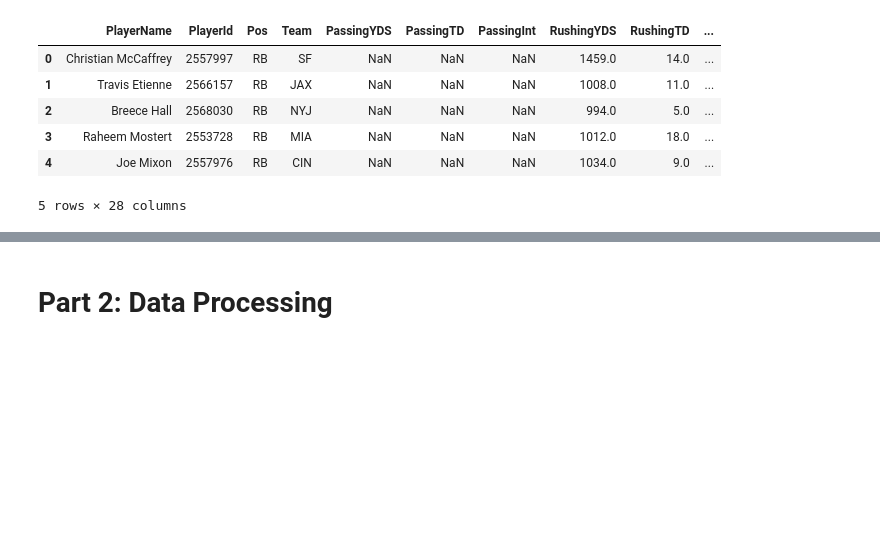
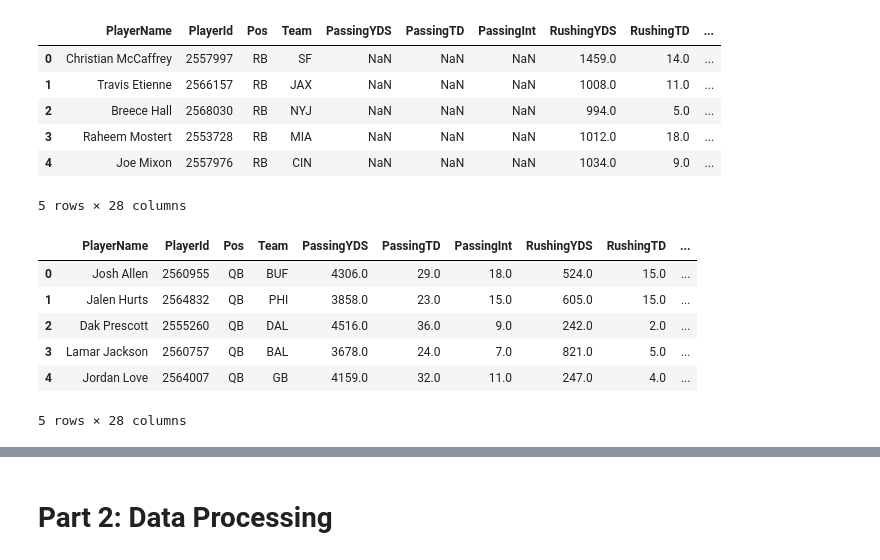
Before and after one commit to fdeegbe/FantasyFootballAnalysis, a Jupyter notebook: FantasyFootballAnalysis.ipynb, the cells around one changed output, grey strips where cells are left out. Cells and saved outputs as stored; diff of their text form; code cells hidden in the pictures; blank space fills up the shorter version.

```diff
--- a/FantasyFootballAnalysis.ipynb
+++ b/FantasyFootballAnalysis.ipynb
@@ -116,3 +117,24 @@ rb_dfs[-1].head()
 | 3 | Raheem Mostert | 2553728 | RB | MIA | NaN | NaN | NaN | 1012.0 | 18.0 | ... |
 | 4 | Joe Mixon | 2557976 | RB | CIN | NaN | NaN | NaN | 1034.0 | 9.0 | ... |
 5 rows × 28 columns
+# %%
+years = ["2020", "2021", "2022", "2023"]
+# array of dataframes containing QB data for years 2020-2023
+qb_dfs = []
+for year in years:
+    qb_url = "https://raw.githubusercontent.com/hvpkod/NFL-Data/main/NFL-data-Players/"+ year +"/QB_season.csv"
+    qb_df = pd.read_csv(qb_url)
+    qb_df = qb_df.head(32)
+    # remove jr
+    qb_df['PlayerName'] = qb_df['PlayerName'].str.replace(r'\s+(Jr|Sr)\.?$', '', regex=True)
+    qb_dfs.append(qb_df)
+
+qb_dfs[-1].head()
+# %% [output]
+|  | PlayerName | PlayerId | Pos | Team | PassingYDS | PassingTD | PassingInt | RushingYDS | RushingTD | ... |
+| 0 | Josh Allen | 2560955 | QB | BUF | 4306.0 | 29.0 | 18.0 | 524.0 | 15.0 | ... |
+| 1 | Jalen Hurts | 2564832 | QB | PHI | 3858.0 | 23.0 | 15.0 | 605.0 | 15.0 | ... |
+| 2 | Dak Prescott | 2555260 | QB | DAL | 4516.0 | 36.0 | 9.0 | 242.0 | 2.0 | ... |
+| 3 | Lamar Jackson | 2560757 | QB | BAL | 3678.0 | 24.0 | 7.0 | 821.0 | 5.0 | ... |
+| 4 | Jordan Love | 2564007 | QB | GB | 4159.0 | 32.0 | 11.0 | 247.0 | 4.0 | ... |
+5 rows × 28 columns
```
Also changed, not shown: parts of 18 cells of this notebook, 4 other files.
